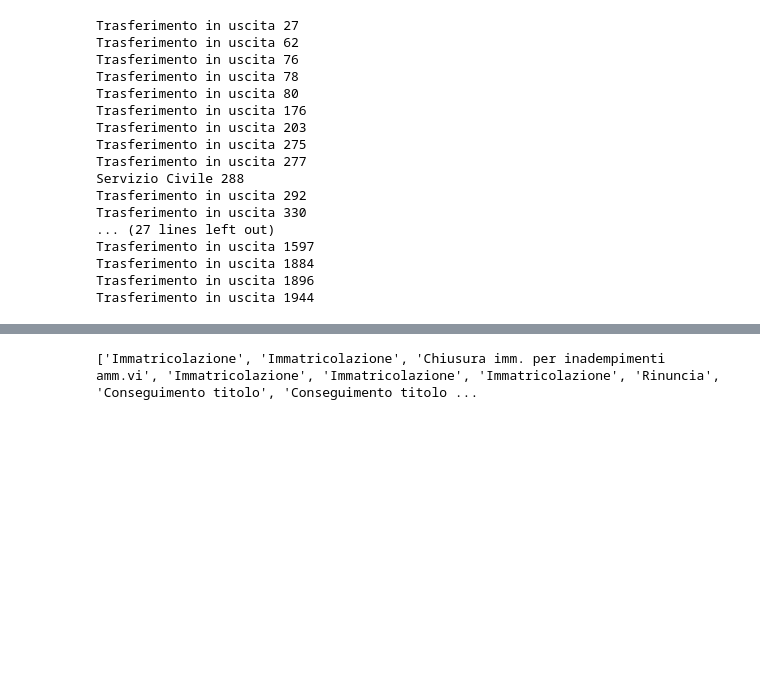
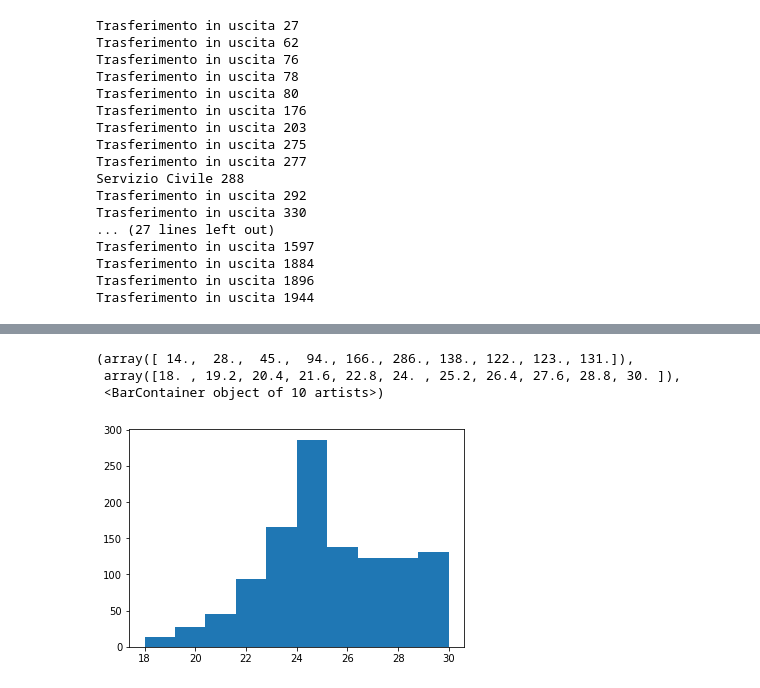
Before and after one commit to marcgrillo/grlmrc, a Jupyter notebook: PLS/Code/READER.ipynb, the cells around one changed output, grey strips where cells are left out. Cells and saved outputs as stored; diff of their text form; code cells hidden in the pictures; blank space fills up the shorter version.

```diff
--- a/PLS/Code/READER.ipynb
+++ b/PLS/Code/READER.ipynb
@@ -144,6 +552,28 @@ for ri in range(1,len(out_list)):
     if(ri==len(out_list)-1): print("Processing row %d" % ri)
     for ci in range(len(column_names)):
         studente_cisia[column_names[ci]].append(data_line[ci])
+
+
+studente_cisia_singolo={}
+for ci in range(len(column_names)):
+    studente_cisia_singolo[column_names[ci]]=[]
+
+
+count=0
+#inizializza la sintesi dei dati imponendo che il numero della riga sia minore del numero totale di righe
+while (count < len(studente_cisia['Codice fiscale'])-1):
+#finchè il codice fiscale della riga è uguale a quello delle successive sommo i valori di 'temp' per ciascuna riga successiva ed i valori dei crediti totali
+    ro=1
+    while (studente_cisia['Codice fiscale'][count]==studente_cisia['Codice fiscale'][count+ro]):
+        ro=ro+1
+    riga=count+ro-1
+    for ci in range(len(column_names)):
+        studente_cisia_singolo[column_names[ci]].append(studente_cisia[column_names[ci]][riga])
+    #print(column_names[0], '-', studente_cisia[column_names[0]][riga])
+    #print(column_names[1], '-', studente_cisia[column_names[1]][riga])
+    #print(ro)
+    count=count+ro
+#Esegue solo se esiste un valore di voto associato a ciascuna delle righe successive
 # %% [output]
 header contains 8 columns
 ['Codice fiscale', 'Tentativo', 'Data', 'Sede', 'Punteggio', 'Risposte corrette', 'Risposte errate', 'Risposte Nulle']
@@ -160,9 +582,9 @@ plt.hist(studente["MEDIA_VOTO"])
 #conta le corrispondenze tra codici fiscali cisia e dipartimento
 cor=0
 for ri in range(len(studente['COD_FIS'])):
-    for li in range(len(studente_cisia['Codice fiscale'])):
-        if(studente_cisia['Codice fiscale'][li]==studente['COD_FIS'][ri]):
+    for li in range(len(studente_cisia_singolo['Codice fiscale'])):
+        if(studente_cisia_singolo['Codice fiscale'][li]==studente['COD_FIS'][ri]):
             cor=cor+1
-            print(studente_cisia['Codice fiscale'][li], li, studente['COD_FIS'][ri], ri)
+            #print(studente_cisia['Codice fiscale'][li], li, studente['COD_FIS'][ri], ri)
 print(cor)
 # %% [output]
@@ -186,3 +592,9 @@ BRGRTR00T11Z131U 88 BRGRTR00T11Z131U 1990
+# %%
+#Conta il numero di studenti che si contano più di una volta nei dati cisia (NESSUNO nel nuovo file)
+for li in range(len(studente_cisia_singolo['Codice fiscale'])):
+    for fi in range(len(studente_cisia_singolo['Codice fiscale'])):
+        if fi<li:
+            if studente_cisia_singolo['Codice fiscale'][li]==studente_cisia_singolo['Codice fiscale'][fi]: print(1)
 # %%
 #Conta il numero di studenti che si contano più di una volta nei dati dipartimento, dice quali sono le righe ed il numero di voltein cui compare
 cont=0
@@ -326,4 +757,15 @@ for ci in range(len(colonne)):
-# %%
-print(studente['MOTIVO_STATO_STU_DESC'])
-# %% [output]
-['Immatricolazione', 'Immatricolazione', 'Chiusura imm. per inadempimenti amm.vi', 'Immatricolazione', 'Immatricolazione', 'Immatricolazione', 'Rinuncia', 'Conseguimento titolo', 'Conseguimento titolo ...
+# %%
+import matplotlib.pyplot as plt
+campione=[]
+a='Attivo'
+c='Cessato'
+s='Sospeso'
+stato=s
+for ri in range(len(studente['COD_FIS'])):
+    if studente['STATO_STU_DESC'][ri]==stato : campione.append(studente["MEDIA_VOTO"][ri])
+plt.hist(campione)
+# %% [output]
+(array([ 14.,  28.,  45.,  94., 166., 286., 138., 122., 123., 131.]),
+ array([18. , 19.2, 20.4, 21.6, 22.8, 24. , 25.2, 26.4, 27.6, 28.8, 30. ]),
+ <BarContainer object of 10 artists>)
+[figure, added]
```
Also changed, not shown: parts of 11 cells of this notebook.
